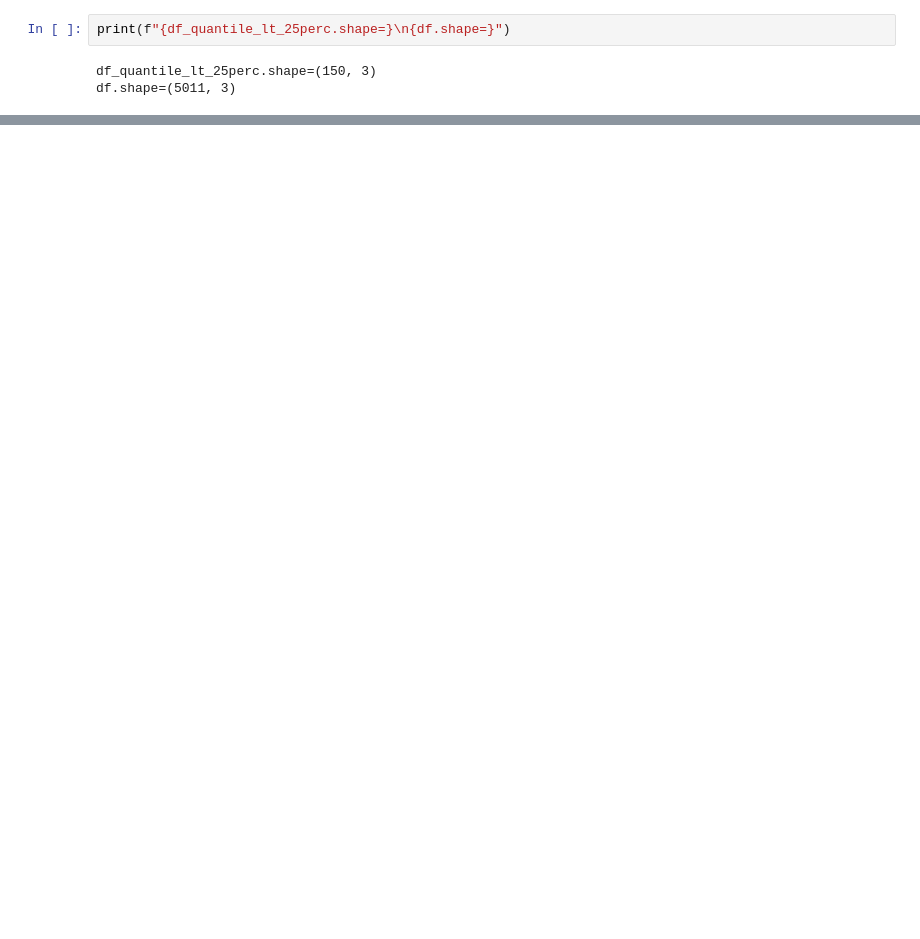
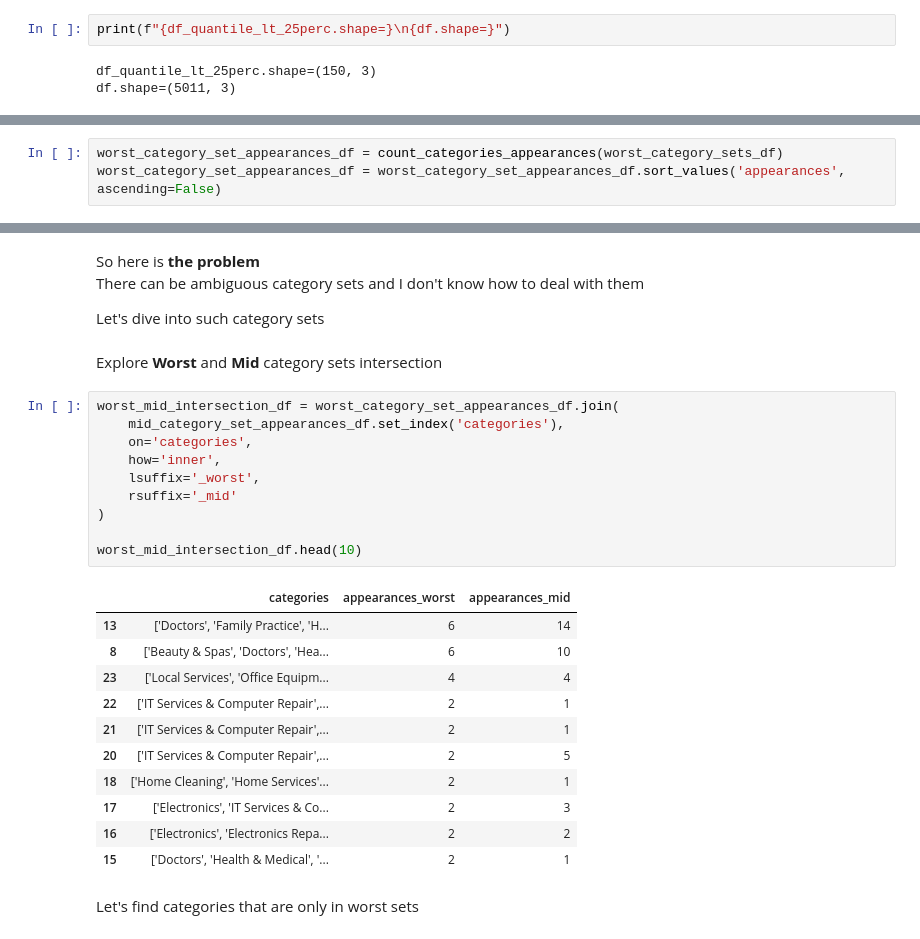
Before and after one commit to askador/data-mining-in-cybersecurity, a Jupyter notebook: data_analysis/quick_data_review/lowest_ratings.ipynb, the cells around one changed output, grey strips where cells are left out. Cells and saved outputs as stored; diff of their text form; blank space fills up the shorter version.

```diff
--- a/data_analysis/quick_data_review/lowest_ratings.ipynb
+++ b/data_analysis/quick_data_review/lowest_ratings.ipynb
@@ -52,0 +125,3 @@ df_quantile_lt_25perc[df_quantile_lt_25perc['categories'].str.contains('Urologis
+# %%
+worst_category_set_appearances_df = count_categories_appearances(worst_category_sets_df)
+worst_category_set_appearances_df = worst_category_set_appearances_df.sort_values('appearances', ascending=False)
@@ -52,0 +221,31 @@ df_quantile_lt_25perc[df_quantile_lt_25perc['categories'].str.contains('Urologis
+# %% [markdown]
+So here is **the problem** \
+There can be ambiguous category sets and I don't know how to deal with them
+
+Let's dive into such category sets
+# %% [markdown]
+Explore **Worst** and **Mid** category sets intersection
+# %%
+worst_mid_intersection_df = worst_category_set_appearances_df.join(
+    mid_category_set_appearances_df.set_index('categories'),
+    on='categories',
+    how='inner',
+    lsuffix='_worst',
+    rsuffix='_mid'
+)
+
+worst_mid_intersection_df.head(10)
+# %% [output]
+|  | categories | appearances_worst | appearances_mid |
+| 13 | ['Doctors', 'Family Practice', 'H... | 6 | 14 |
+| 8 | ['Beauty & Spas', 'Doctors', 'Hea... | 6 | 10 |
+| 23 | ['Local Services', 'Office Equipm... | 4 | 4 |
+| 22 | ['IT Services & Computer Repair',... | 2 | 1 |
+| 21 | ['IT Services & Computer Repair',... | 2 | 1 |
+| 20 | ['IT Services & Computer Repair',... | 2 | 5 |
+| 18 | ['Home Cleaning', 'Home Services'... | 2 | 1 |
+| 17 | ['Electronics', 'IT Services & Co... | 2 | 3 |
+| 16 | ['Electronics', 'Electronics Repa... | 2 | 2 |
+| 15 | ['Doctors', 'Health & Medical', '... | 2 | 1 |
+# %% [markdown]
+Let's find categories that are only in worst sets
```
Also changed, not shown: parts of 49 cells of this notebook.
